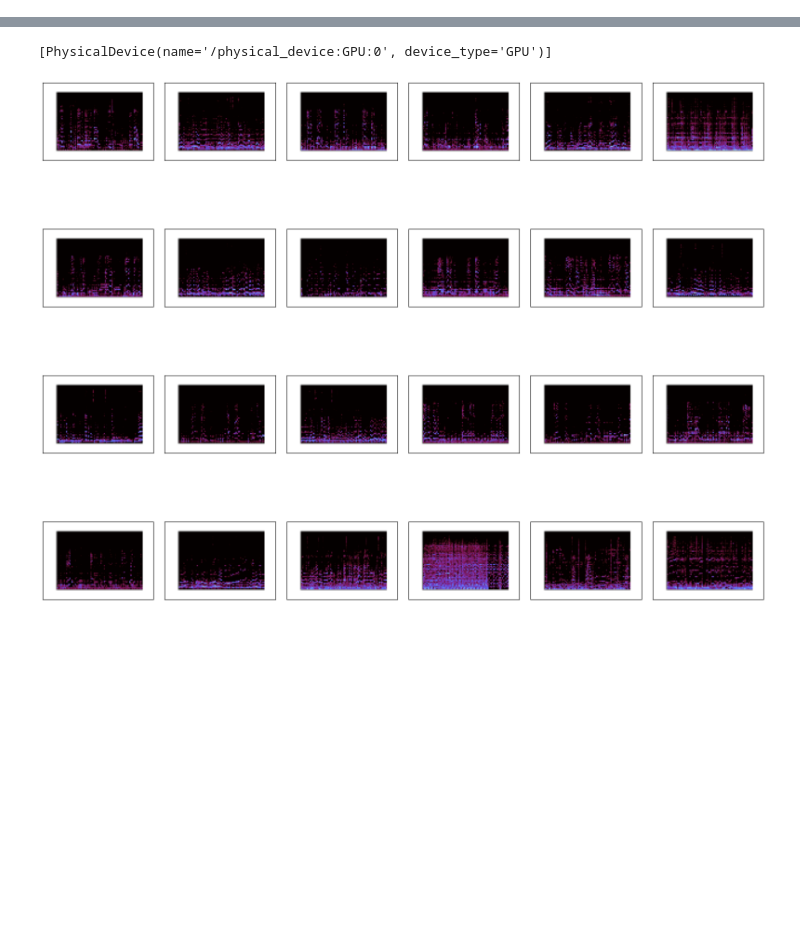
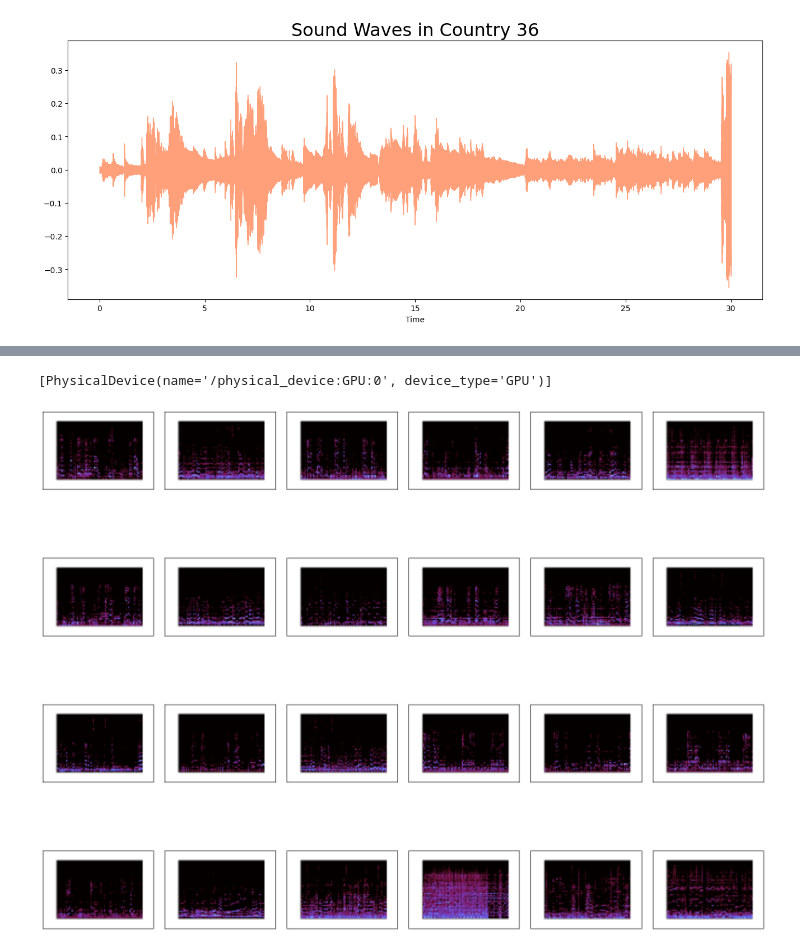
Before and after one commit to esther119/Deep-Learning-Tutorial, a Jupyter notebook: CNN_store.ipynb, the cells around one changed output, grey strips where cells are left out. Saved outputs shown, nothing was run; the diff lists cells and outputs as text; code cells hidden in the pictures; blank space fills up the shorter version.

```diff
--- a/CNN_store.ipynb
+++ b/CNN_store.ipynb
@@ -0,0 +79,8 @@
+# %%
+y_country, sr_country = librosa.load(f'{path}/genres_original/country/country.00036.wav')
+
+plt.figure(figsize = (16, 6))
+librosa.display.waveshow(y=y_country, sr=sr_country, color='#FFA07A')
+plt.title("Sound Waves in Country 36", fontsize = 23);
+# %% [output]
+[figure, added]
```
Also changed, not shown: parts of 81 cells of this notebook.
